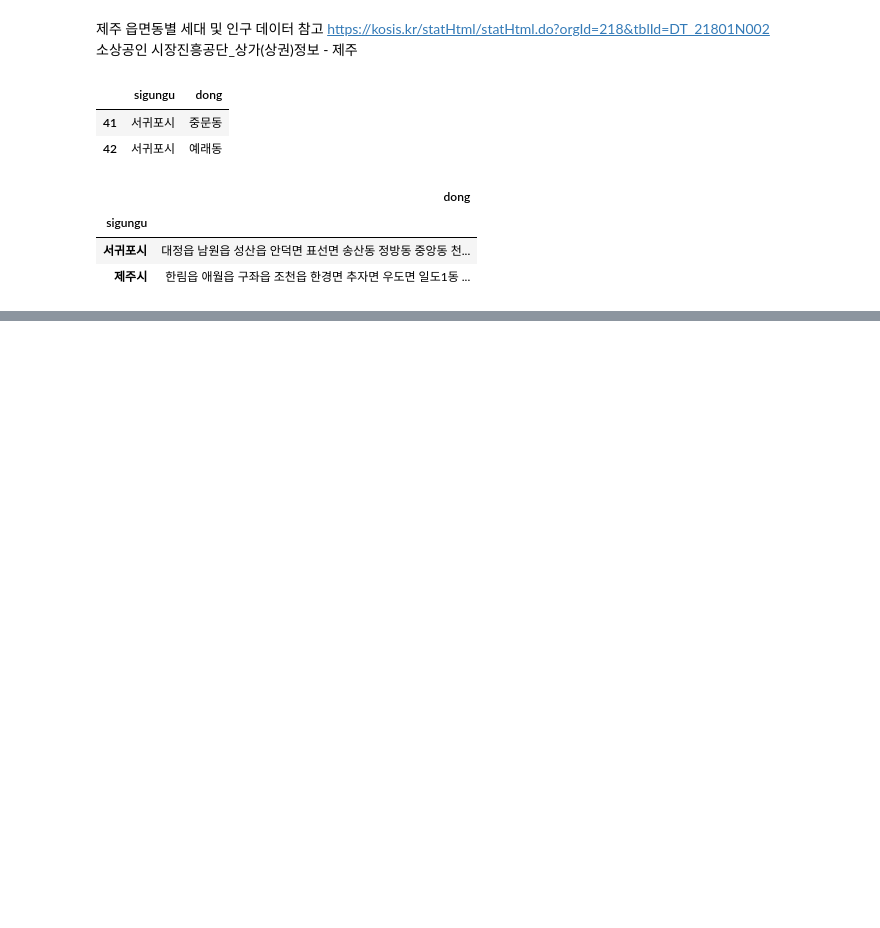
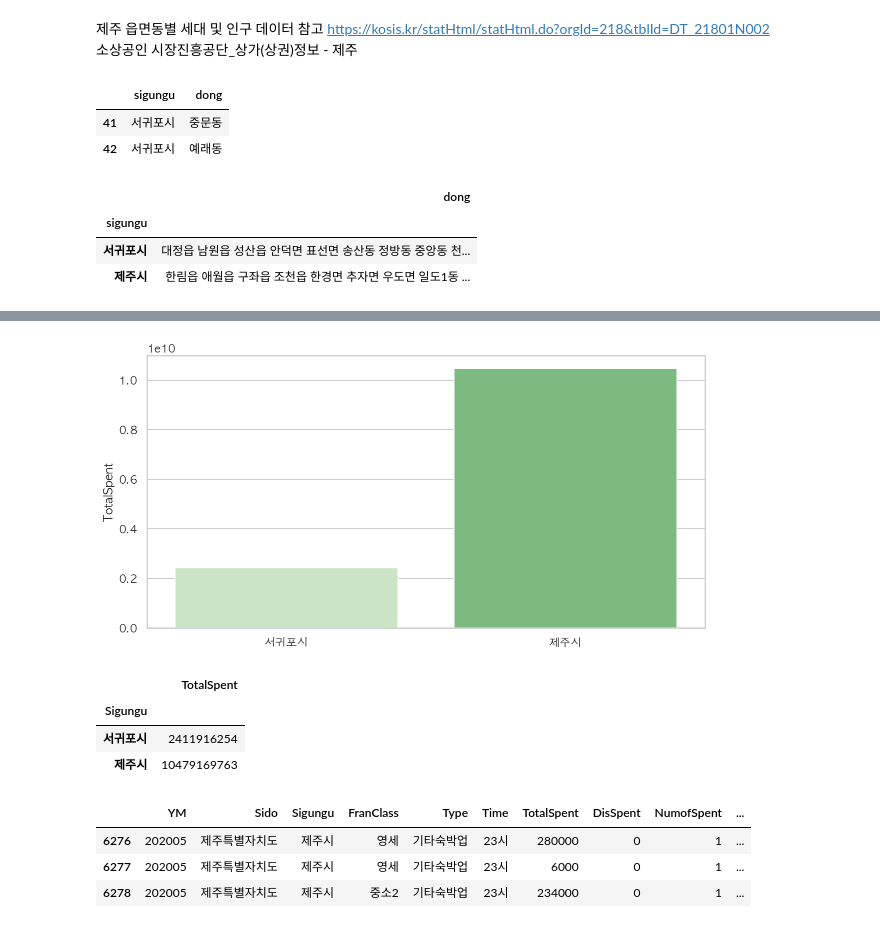
Before and after one commit to HyunjinKIM-Chloe/eda-repo-1, a Jupyter notebook: eda/jeju_guest_consumption.ipynb, the cells around one changed output, grey strips where cells are left out. Saved outputs shown, nothing was run; the diff lists cells and outputs as text; code cells hidden in the pictures; blank space fills up the shorter version.

```diff
--- a/eda/jeju_guest_consumption.ipynb
+++ b/eda/jeju_guest_consumption.ipynb
@@ -67,0 +76,36 @@ plt.show()
+# %%
+datatour_pivot = data_tour.pivot_table(index='Sigungu', values=['TotalSpent', 'Type'], aggfunc='sum')
+
+sns.set(rc={'axes.unicode_minus':False}, font='AppleGothic', style='whitegrid')
+sns.set_palette('Greens', 3)
+
+plt.figure(figsize=(10,5))
+sns.barplot(x=datatour_pivot.index.tolist(), y='TotalSpent', data=datatour_pivot)
+
+plt.show()
+# %% [output]
+[figure, added]
+# %%
+datatour_pivot.astype(str)
+datatour_pivot['TotalSpent']= datatour_pivot['TotalSpent'].astype(int)
+datatour_pivot
+# %% [output]
+|  | TotalSpent |
+| Sigungu |  |
+| 서귀포시 | 2411916254 |
+| 제주시 | 10479169763 |
+# %%
+jejusi = pd.read_csv('../datas/guest_consumptionType_jejusi.csv', sep=',', encoding='utf-8')
+jejusi['Dong'].dropna()
+jejusi = jejusi.iloc[:, 2:]
+jejusi = jejusi.reindex()
+
+# x시 제거
+drop_target = jejusi[jejusi['Time']=='x시'].index.tolist()
+jejusi = jejusi.drop(index=drop_target)
+jejusi.tail(3)
+# %% [output]
+|  | YM | Sido | Sigungu | FranClass | Type | Time | TotalSpent | DisSpent | NumofSpent | ... |
+| 6276 | 202005 | 제주특별자치도 | 제주시 | 영세 | 기타숙박업 | 23시 | 280000 | 0 | 1 | ... |
+| 6277 | 202005 | 제주특별자치도 | 제주시 | 영세 | 기타숙박업 | 23시 | 6000 | 0 | 1 | ... |
+| 6278 | 202005 | 제주특별자치도 | 제주시 | 중소2 | 기타숙박업 | 23시 | 234000 | 0 | 1 | ... |
```
Also changed, not shown: parts of 22 cells of this notebook.
